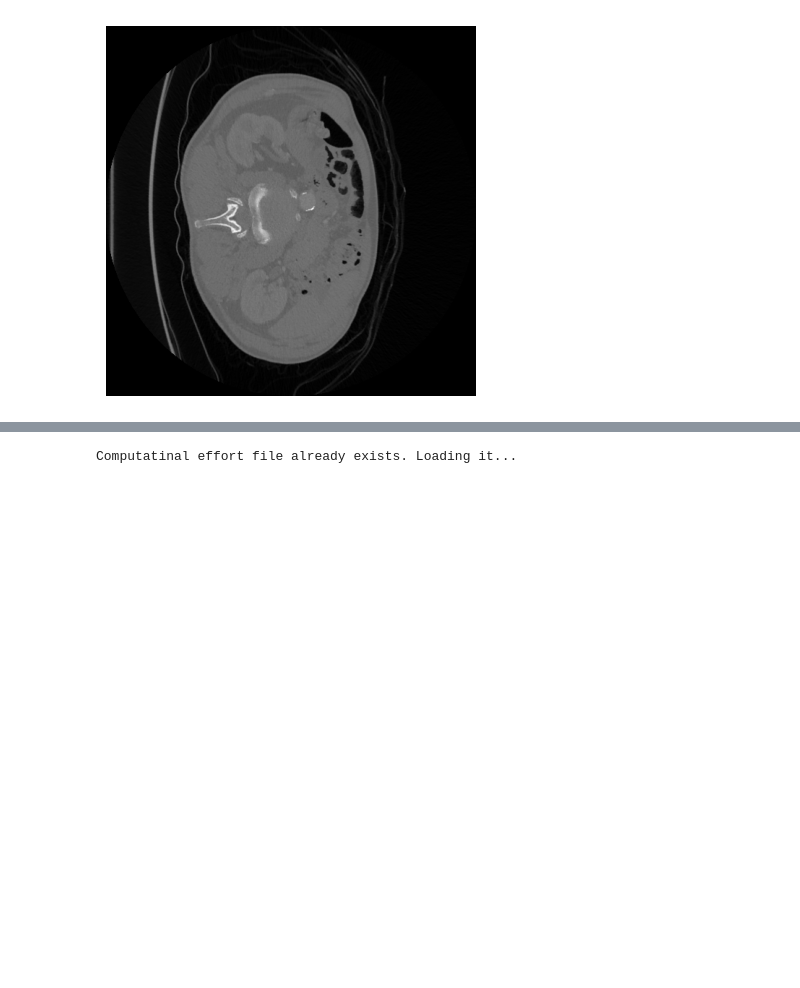
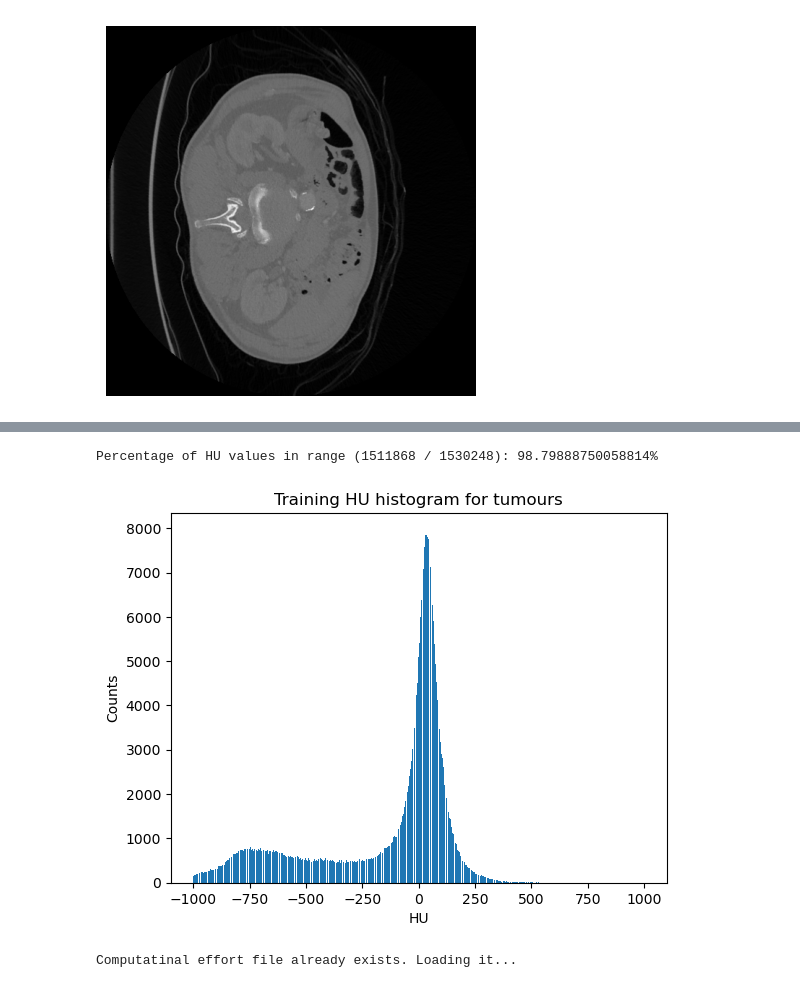
Before and after one commit to Chiru-CatalinMihail/LungCancerCT, a Jupyter notebook: MSD_EDA.ipynb, the cells around one changed output, grey strips where cells are left out. Saved outputs shown, nothing was run; the diff lists cells and outputs as text; code cells hidden in the pictures; blank space fills up the shorter version.

```diff
--- a/MSD_EDA.ipynb
+++ b/MSD_EDA.ipynb
@@ -444,3 +545,8 @@ def update_quantitative_counters(dataset, crt_loader):
+# %%
+prettyprint_filtered_HU_histogram(HU_histrogram_train, total_hits_cancerHU_train, -1000, 1000, train_name)
+# %% [output]
+Percentage of HU values in range (1511868 / 1530248): 98.79888750058814%
+[figure, added]
 # %%
 computational_effort_train_path = f'./msd_eda1_computational_effort_{train_name}.pkl'
 # %%
```
Also changed, not shown: parts of 9 cells of this notebook.
